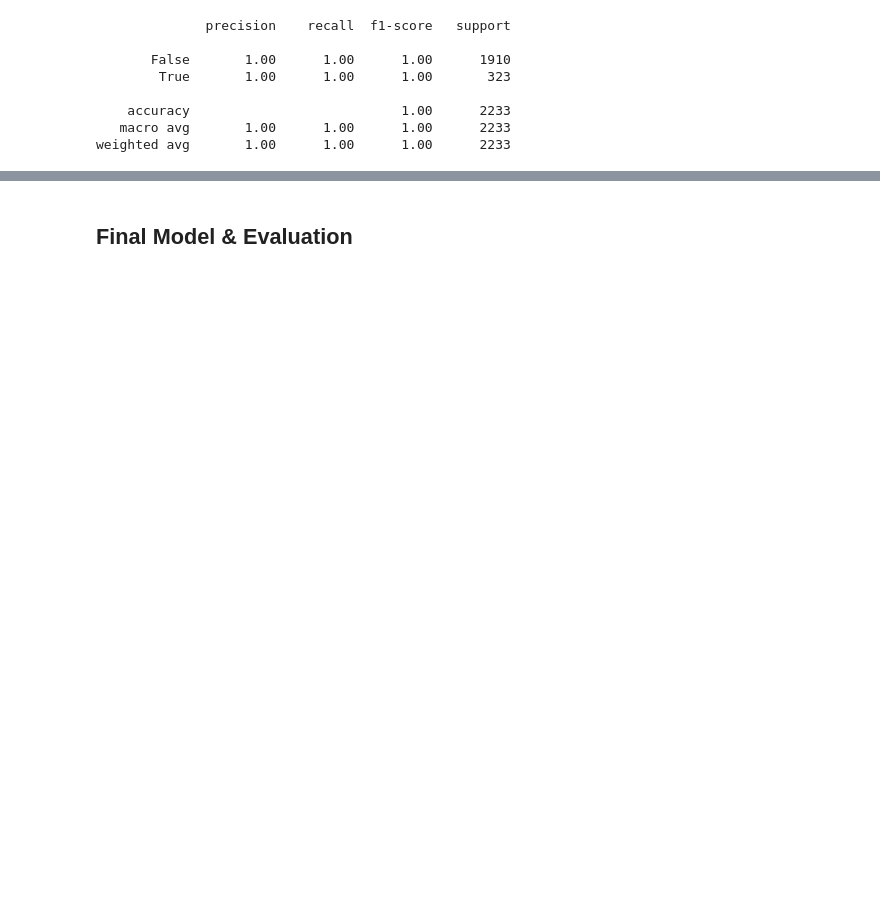
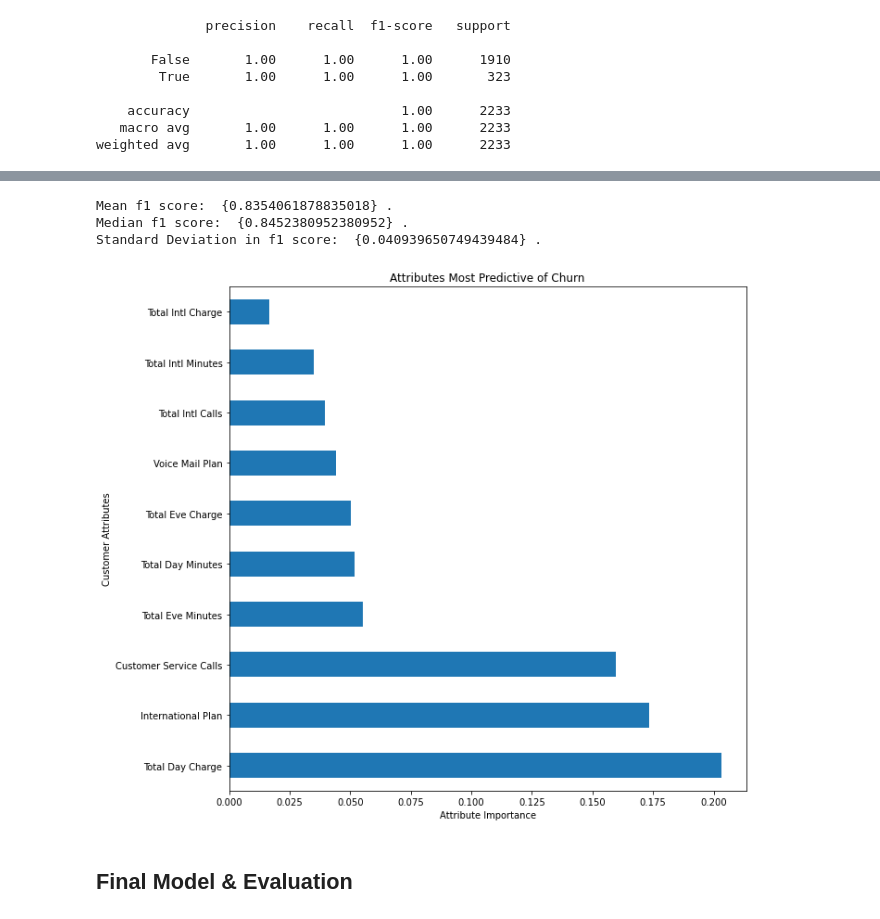
Before and after one commit to ThomasHChapman/P3-Classifer, a Jupyter notebook: SyriatelChurnNotebook.ipynb, the cells around one changed output, grey strips where cells are left out. Drawn from its saved outputs; the diff is of its cells as text; code cells hidden in the pictures; blank space fills up the shorter version.

```diff
--- a/SyriatelChurnNotebook.ipynb
+++ b/SyriatelChurnNotebook.ipynb
@@ -890,0 +990,12 @@ get_feature_importance(gbc_tuned_pipeline, 'gbct', X_train, y_train)
+# %%
+gbc_pipeline3 = ImPipeline(steps=[
+                                        ('ct', CT),
+                                        ('sm', sm),
+                                        ('gbc', GradientBoostingClassifier(learning_rate=0.2,
+                                                                           max_depth=15,
+                                                                           min_samples_leaf=6,
+                                                                           min_samples_split=5,
+                                                                           n_estimators=200,
+                                                                           random_state=42))])
+# %%
+gbc_pipeline3.fit(X_train, y_train)
@@ -891,2 +1032,12 @@ get_feature_importance(gbc_tuned_pipeline, 'gbct', X_train, y_train)
+# %%
+cross_val(gbc_pipeline3, X_train, y_train)
+# %% [output]
+Mean f1 score:  {0.8354061878835018} .
+Median f1 score:  {0.8452380952380952} .
+Standard Deviation in f1 score:  {0.040939650749439484} .
+# %%
+get_feature_importance(gbc_pipeline3, 'gbc', X_train, y_train)
+# %% [output]
+[figure, added]
 # %% [markdown]
 ## Final Model & Evaluation
```
Also changed, not shown: parts of 27 cells of this notebook.
